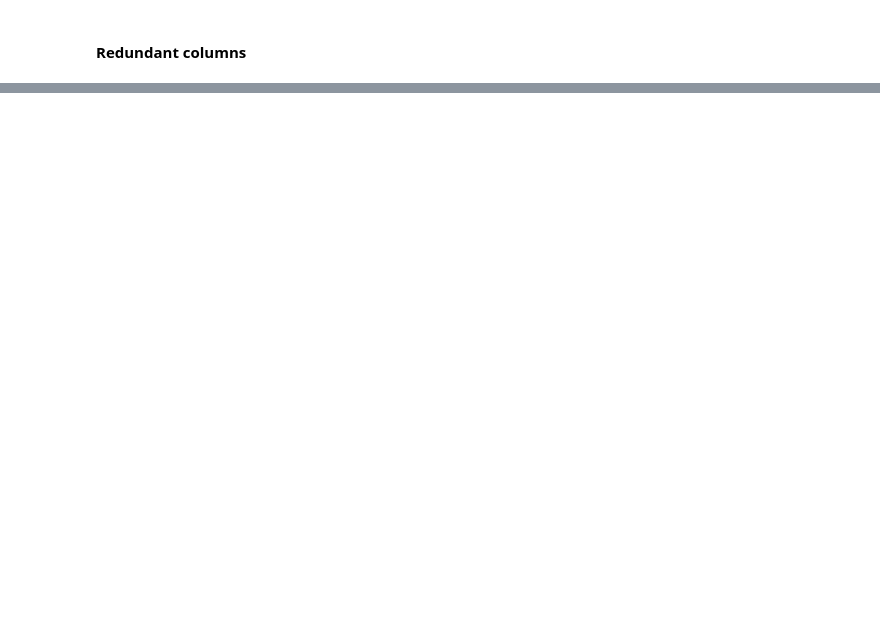
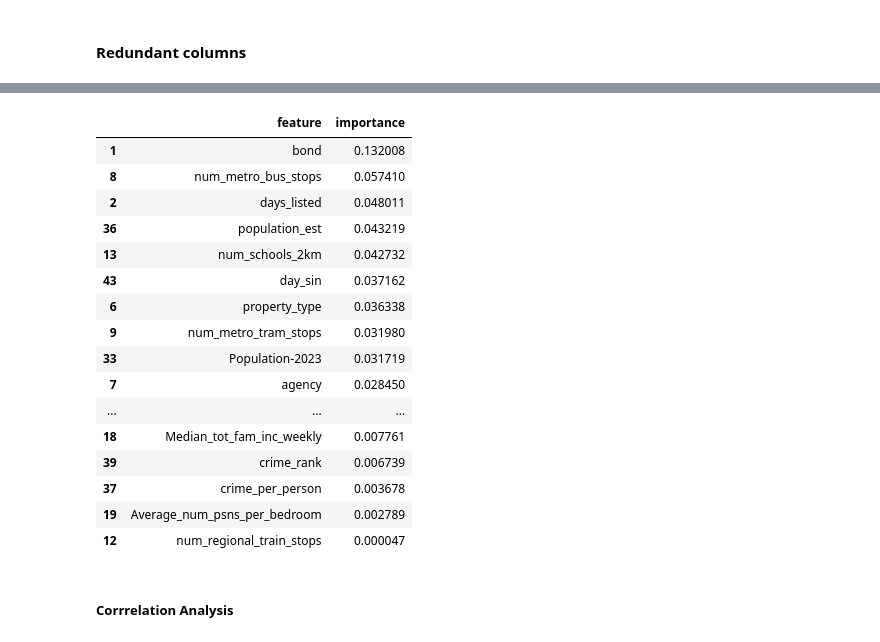
Before and after one commit to bicicow03/Group-Project-Real-Estate-Industry-Analysis, a Jupyter notebook: notebooks/cleaning_and_feature_selection.ipynb, the cells around one changed output, grey strips where cells are left out. Drawn from its saved outputs; the diff is of its cells as text; code cells hidden in the pictures; blank space fills up the shorter version.

```diff
--- a/notebooks/cleaning_and_feature_selection.ipynb
+++ b/notebooks/cleaning_and_feature_selection.ipynb
@@ -166,0 +323,31 @@ print(find_nans(data))
+# %%
+# GX Boost feature importances
+importances = gxboost.feature_importances_
+feature_names = X.columns
+
+gxboost_importance_df = pd.DataFrame({
+    'feature': feature_names,
+    'importance': importances
+}).sort_values(by='importance', ascending=False)
+
+gxboost_importance_df
+# %% [output]
+|  | feature | importance |
+| 1 | bond | 0.132008 |
+| 8 | num_metro_bus_stops | 0.057410 |
+| 2 | days_listed | 0.048011 |
+| 36 | population_est | 0.043219 |
+| 13 | num_schools_2km | 0.042732 |
+| 43 | day_sin | 0.037162 |
+| 6 | property_type | 0.036338 |
+| 9 | num_metro_tram_stops | 0.031980 |
+| 33 | Population-2023 | 0.031719 |
+| 7 | agency | 0.028450 |
+| ... | ... | ... |
+| 18 | Median_tot_fam_inc_weekly | 0.007761 |
+| 39 | crime_rank | 0.006739 |
+| 37 | crime_per_person | 0.003678 |
+| 19 | Average_num_psns_per_bedroom | 0.002789 |
+| 12 | num_regional_train_stops | 0.000047 |
+# %% [markdown]
+##### Corrrelation Analysis
```
Also changed, not shown: parts of 37 cells of this notebook, 1 other file.
